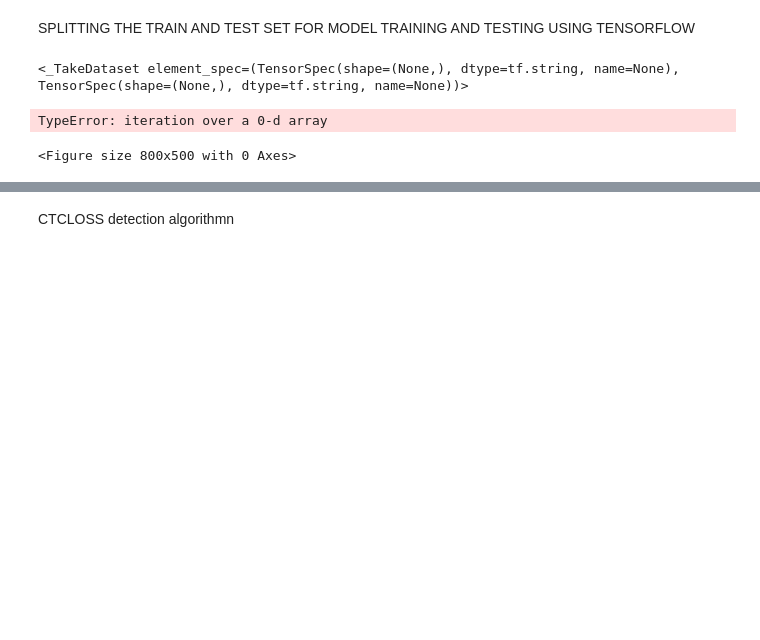
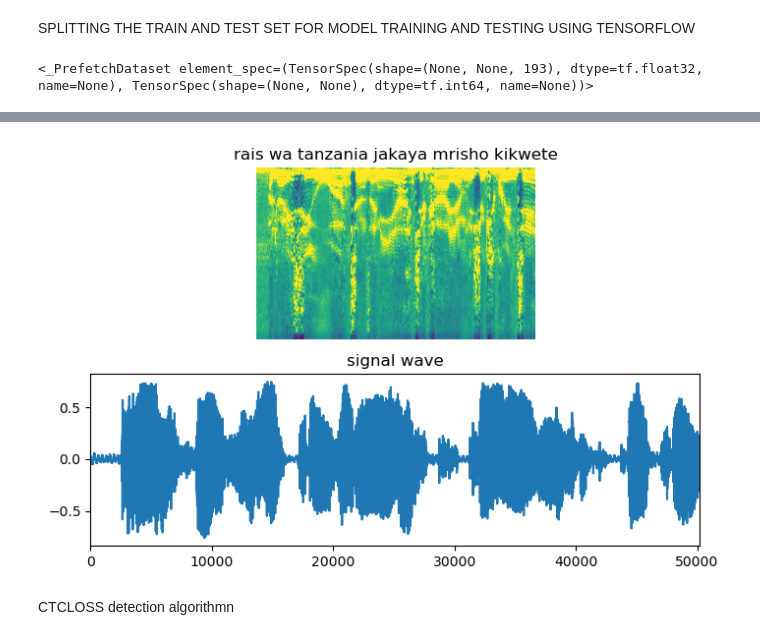
Before and after one commit to rigobert-art/Swahili_Transcription_tool, a Jupyter notebook: src/speech-to-text.ipynb, the cells around one changed output, grey strips where cells are left out. Drawn from its saved outputs; the diff is of its cells as text; code cells hidden in the pictures; blank space fills up the shorter version.

```diff
--- a/src/speech-to-text.ipynb
+++ b/src/speech-to-text.ipynb
@@ -111,3 +72,7 @@ Sample rate:  16000
+# %%
+# loading the audio files
+# Directory
+folder_path = 'D:/desktop/PyProjec/src/tz_swh_train/'
 # %% [markdown]
 AUDIO PLAYBACK, FIRST 3 AUDIO FILES
 # %%
@@ -130,18 +96,17 @@ frame_length = 256
 frame_step = 160
 # An integer scalar Tensor. the size of the FFT to apply
 # If not provided, uses the smallest power of 2 enclosing frame_length.
-fft_length = 1024
+fft_length = 384
 
 
 def encode_single_sample(wav_file, label):
-    wav_file, label = sample
     ####################################
     ###    Audio processing for tensorflow
     ####################################
     # 1. Read wav files
-    file = tf.io.read_file(audio_files + wav_file + audio_data)
+    file = tf.io.read_file(folder_path + wav_file + '.wav')
     # 2. Decode the wav file
-    audio = tf.audio.decode_wav(file)
+    audio, _ = tf.audio.decode_wav(file)
 
     audio = tf.squeeze(audio, axis=-1)
     # change the file type to float
@@ -160,7 +125,7 @@ def encode_single_sample(wav_file, label):
 
 
     label = tf.strings.lower(label)
-    label = tf.string.unicode_split(label, input_encoding="UTF-8")
+    label = tf.strings.unicode_split(label, input_encoding="UTF-8")
     label = char_to_num(label)
     return spectogram, label
 # %% [markdown]
@@ -197,3 +133,24 @@ for folder_path in train_audio_files:
+# %%
+batch_size = 32
+# Define the training dataset objects
+train_dataset = tf.data.Dataset.from_tensor_slices(
+    (list(df_train_text['filename']), list(df_train_text['transcription']))
+)
+train_dataset = (
+    train_dataset.map(encode_single_sample, num_parallel_calls=tf.data.AUTOTUNE)
+    .padded_batch(batch_size)
+    .prefetch(buffer_size=tf.data.AUTOTUNE)
+)
+
+# Define the validation dataset
+validation_dataset = tf.data.Dataset.from_tensor_slices(
+    (list(df_val_text['filename']), list(df_val_text['transcription']))
+)
+validation_dataset = (
+    validation_dataset.map(encode_single_sample, num_parallel_calls=tf.data.AUTOTUNE)
+    .padded_batch(batch_size)
+    .prefetch(buffer_size=tf.data.AUTOTUNE)
+)
 # %%
 fig = plt.figure(figsize=(8, 5))
 for batch in train_dataset.take(1):
@@ -208,8 +165,8 @@ for batch in train_dataset.take(1):
    ax.set_title(label)
    ax.axis("off")
    # wav
-   file = tf.io.read_file(audio_files + list(df_train['filename'])[0] + audio_data)
-   audio = tf.audio.decode_wav(file)
+   file = tf.io.read_file(folder_path + list(df_train_text['filename'])[0] + ".wav")
+   audio, _ = tf.audio.decode_wav(file)
    audio = audio.numpy()
    ax = plt.subplot(2, 1, 2)
    plt.plot(audio)
@@ -218,6 +175,4 @@ for batch in train_dataset.take(1):
    display.display(display.Audio(np.transpose(audio), rate=16000))
 plt.show()
 # %% [output]
-<_TakeDataset element_spec=(TensorSpec(shape=(None,), dtype=tf.string, name=None), TensorSpec(shape=(None,), dtype=tf.string, name=None))>
+<_PrefetchDataset element_spec=(TensorSpec(shape=(None, None, 193), dtype=tf.float32, name=None), TensorSpec(shape=(None, None), dtype=tf.int64, name=None))>
-TypeError: iteration over a 0-d array
-<Figure size 800x500 with 0 Axes>
@@ -224,3 +180,4 @@ TypeError: iteration over a 0-d array
+[figure, added]
 # %% [markdown]
 CTCLOSS detection algorithmn
 # %%
```
Also changed, not shown: parts of 10 cells of this notebook.
